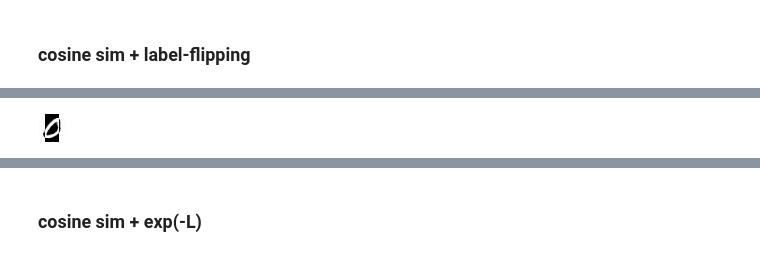
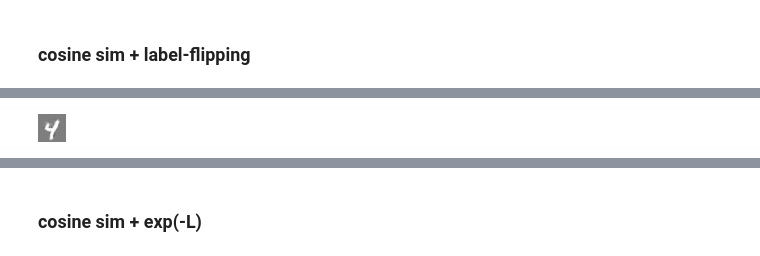
Before and after one commit to scotsun/clear-vae, a Jupyter notebook: contrastive-vae/demo_cdvae.ipynb, the cells around one changed output, grey strips where cells are left out. Cells and saved outputs as stored; diff of their text form; code cells hidden in the pictures.

```diff
--- a/contrastive-vae/demo_cdvae.ipynb
+++ b/contrastive-vae/demo_cdvae.ipynb
@@ -53,7 +53,8 @@ generator = CMNISTGenerator(
         corruptions.identity: 0.3,
         corruptions.stripe: 0.2,
         corruptions.zigzag: 0.3,
-        corruptions.canny_edges: 0.2,
+        corruptions.canny_edges: 0.1,
+        corruptions.brightness: 0.1
     },
 )
 # %%
@@ -83,7 +84,7 @@ plt.show()
 # %%
 Z_DIM = 32
 TEMP = 0.1
-ALPHA = [100, 100]
+ALPHA = [50, 50]
 LABEL_FLIPPING = True
 # %%
 vae = VAE(total_z_dim=Z_DIM).to(device)
@@ -94,7 +95,7 @@ trainer = CDVAETrainer(
     vae,
     optimizer,
     sim_fn="cosine",
-    hyperparameter={"temperature": TEMP,
+    hyperparameter={"temperature": TEMP, "beta": 0.5, "loc": 5e3, "scale": 1e3,
                     "alpha": ALPHA, "label_flipping": LABEL_FLIPPING},
     verbose_period=5,
     device=device,
@@ -248,8 +256,8 @@ plt.colorbar()
 # %%
-idx = 0
+idx = 8
 display(transforms.ToPILImage()(vae.decode(
     torch.cat([mu_cs[idx], mu_ss[idx]]).view(1, -1)
 )[0]))
 # %% [output]
-[figure, old version]
+[figure, new version]
 # %%
```
Also changed, not shown: parts of 30 cells of this notebook, 3 other files.
